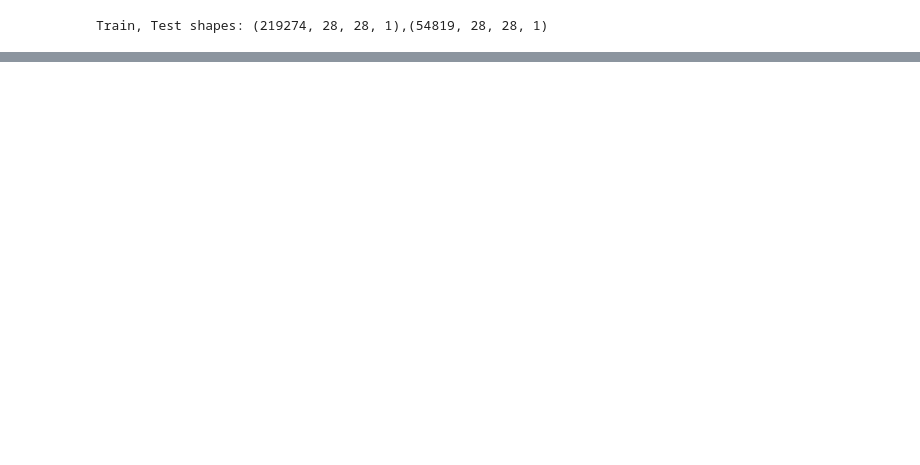
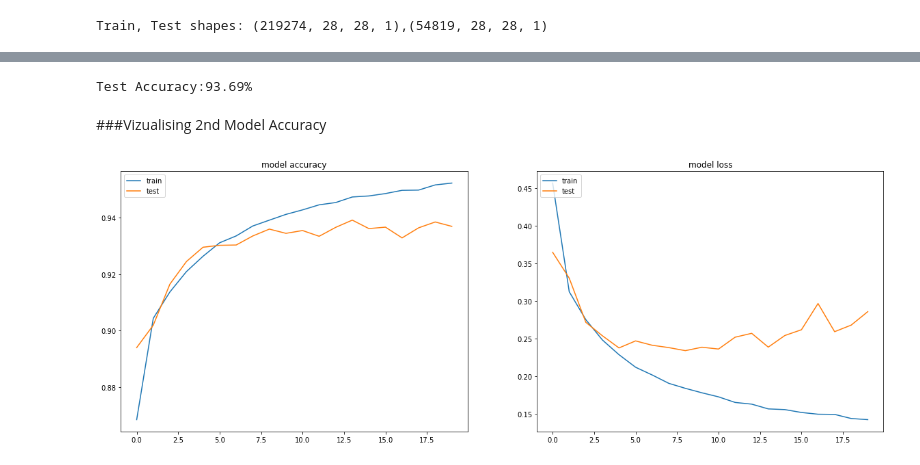
Before and after one commit to saadghojaria55/cnn, a Jupyter notebook: Saad_Ghojaria_Neural_Network_Type_Classification.ipynb, the cells around one changed output, grey strips where cells are left out. Cells and saved outputs as stored; diff of their text form; code cells hidden in the pictures; blank space fills up the shorter version.

```diff
--- a/Saad_Ghojaria_Neural_Network_Type_Classification.ipynb
+++ b/Saad_Ghojaria_Neural_Network_Type_Classification.ipynb
@@ -75,17 +75,18 @@ pattern_numbers = re.compile(r"[0-9]")  #regex for numbers
 pattern_symbols = re.compile(r"[\W]|[\_\,]")  #regex for Special Characters
 
 
-# Extracting Pattern with regex of each of them and putting them in variables
+# Extracting Pattern
 lower_case = pattern_lc.findall(str(all_))
 Upper_case = pattern_uc.findall(str(all_))
 Numbers_ = pattern_numbers.findall(str(all_))
 Symbols_ = list(set(pattern_symbols.findall(str(all_))))
 
 
-# Creating Groups
-group = 0
+# Creating Gropus
+group = 1
 for list_ in (lower_case,Upper_case,Numbers_,Symbols_):
     df.loc[df['labels'].isin(list_), 'group'] = str(group)
     group += 1
-    print(list_)
+    #print(list_)
+print("No of Categories:",group-1)
 # %% [output]
@@ -273,0 +353,12 @@ Plott(history)
+# %%
+#defining parameters for training
+optimizer  = Adam(learning_rate=0.01)
+callback =EarlyStopping(monitor='loss', patience=5)
+Batch_ = 64
+Epochs_ = 20
+
+model_second.compile(loss = 'categorical_crossentropy', optimizer = optimizer, metrics = ['accuracy'])
+# %%
+#Training
+history= model_second.fit(X_train,y_train, validation_data = (X_test,y_test),batch_size = Batch_ ,
+                   epochs = Epochs_, verbose = 1)
@@ -273,0 +383,28 @@ Plott(history)
+# %%
+#Evaluating model accuracy on test data
+score = model_second.evaluate(X_test,y_test, batch_size = Batch_,verbose = 0)
+print(f"Test Accuracy:{round(score[1],4)*100}%")
+# %% [output]
+Test Accuracy:93.69%
+# %% [markdown]
+###Vizualising 2nd Model Accuracy
+# %%
+# Function for Plotting
+def Plott (data):
+    fig, ax = plt.subplots(1,2 , figsize = (20,7))
+    # summarize history for accuracy
+    ax[0].plot(data.history['accuracy'])
+    ax[0].plot(data.history['val_accuracy'])
+    ax[0].set_title('model accuracy')
+    ax[0].legend(['train', 'test'], loc='upper left')
+
+    # summarize history for loss
+    ax[1].plot(data.history['loss'], label =['loss'])
+    ax[1].plot(data.history['val_loss'] ,label =['val_loss'])
+    ax[1].set_title('model loss')
+    ax[1].legend(['train', 'test'], loc='upper left')
+    plt.show()
+# %%
+Plott(history)
+# %% [output]
+[figure, added]
```
Also changed, not shown: parts of 51 cells of this notebook.
